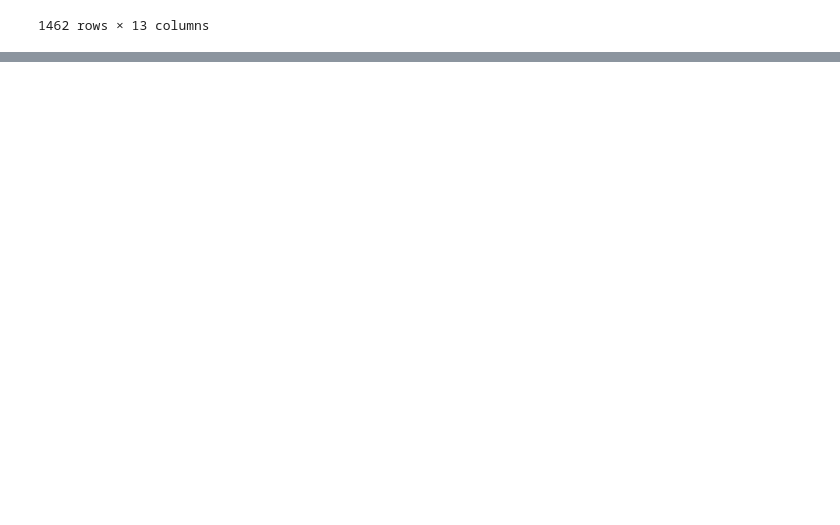
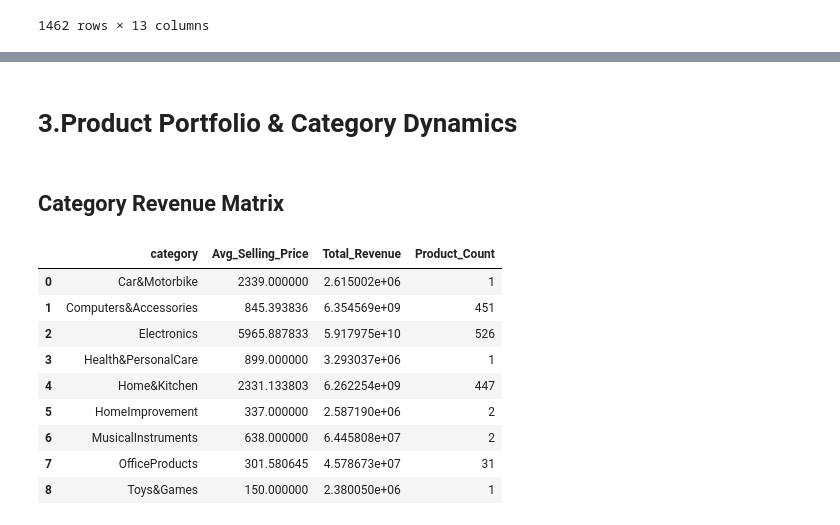
Before and after one commit to TERMINTOR-01/Financial_Analysis, a Jupyter notebook: Finacial_analysis.ipynb, the cells around one changed output, grey strips where cells are left out. Drawn from its saved outputs; the diff is of its cells as text; code cells hidden in the pictures; blank space fills up the shorter version.

Commit message:
Revenue metrics

```diff
--- a/Finacial_analysis.ipynb
+++ b/Finacial_analysis.ipynb
@@ -768,0 +774,5 @@ df
+# %%
+df["Price_Realization_Ratio"] = (
+    df["discounted_price"] /
+    df["actual_price"]
+)
@@ -768,0 +784,5 @@ df
+# %%
+df["Price_Realization_%"] = (
+    df["discounted_price"] /
+    df["actual_price"]
+) * 100
@@ -768,0 +995,27 @@ df
+# %% [markdown]
+# 3.Product Portfolio & Category Dynamics
+# %% [markdown]
+## Category Revenue Matrix
+# %%
+category_matrix = (
+    df.groupby("category")
+      .agg(
+          Avg_Selling_Price=("discounted_price", "mean"),
+          Total_Revenue=("Revenue_Potential", "sum"),
+          Product_Count=("product_name", "count")
+      )
+      .reset_index()
+)
+
+category_matrix
+# %% [output]
+|  | category | Avg_Selling_Price | Total_Revenue | Product_Count |
+| 0 | Car&Motorbike | 2339.000000 | 2.615002e+06 | 1 |
+| 1 | Computers&Accessories | 845.393836 | 6.354569e+09 | 451 |
+| 2 | Electronics | 5965.887833 | 5.917975e+10 | 526 |
+| 3 | Health&PersonalCare | 899.000000 | 3.293037e+06 | 1 |
+| 4 | Home&Kitchen | 2331.133803 | 6.262254e+09 | 447 |
+| 5 | HomeImprovement | 337.000000 | 2.587190e+06 | 2 |
+| 6 | MusicalInstruments | 638.000000 | 6.445808e+07 | 2 |
+| 7 | OfficeProducts | 301.580645 | 4.578673e+07 | 31 |
+| 8 | Toys&Games | 150.000000 | 2.380050e+06 | 1 |
```
Also changed, not shown: parts of 9 cells of this notebook.
